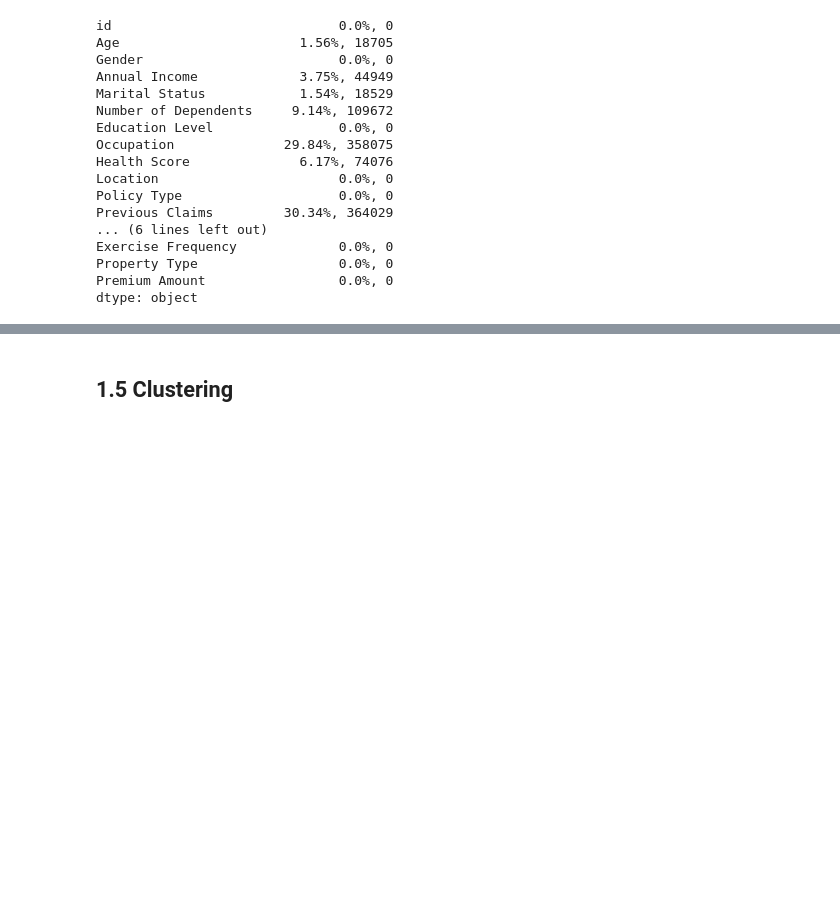
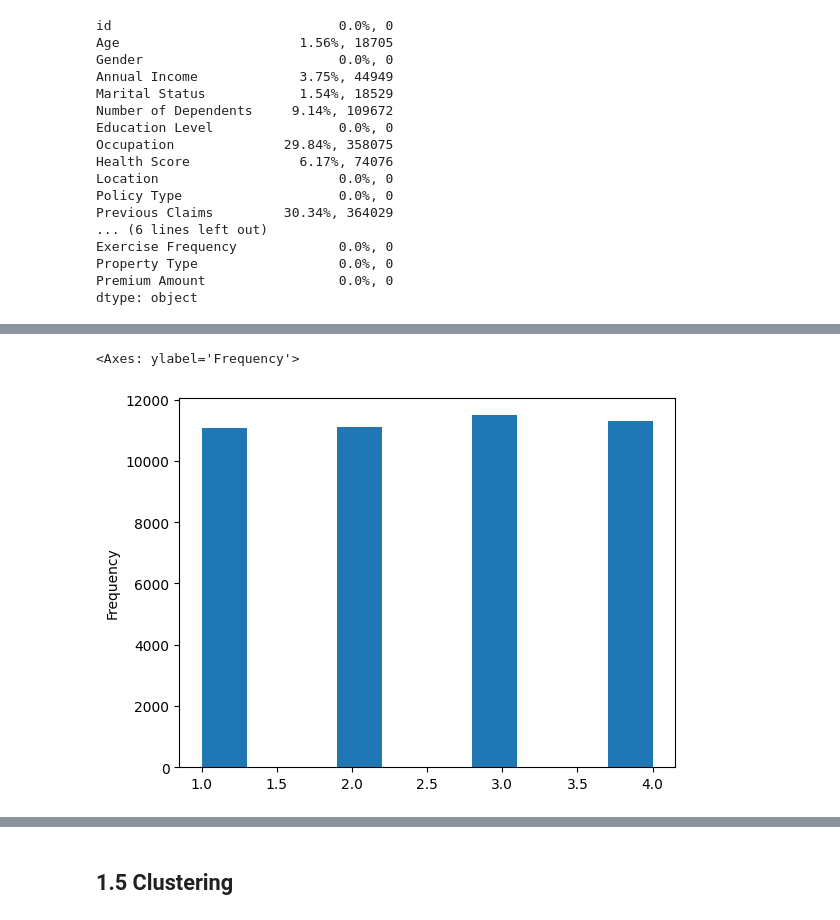
Before and after one commit to snaiws/kaggle, a Jupyter notebook: src/projects/Regression_with_an_Insurance_Dataset/EDA2.ipynb, the cells around one changed output, grey strips where cells are left out. Saved outputs shown, nothing was run; the diff lists cells and outputs as text; code cells hidden in the pictures; blank space fills up the shorter version.

```diff
--- a/src/projects/Regression_with_an_Insurance_Dataset/EDA2.ipynb
+++ b/src/projects/Regression_with_an_Insurance_Dataset/EDA2.ipynb
@@ -728,0 +994,5 @@ dtype: object
+# %%
+catmv[catmv["Annual Income_mv"] == 1]["Exercise Frequency"].plot(kind="hist")
+# %% [output]
+<Axes: ylabel='Frequency'>
+[figure, added]
```
Also changed, not shown: parts of 63 cells of this notebook, 1 other file.
